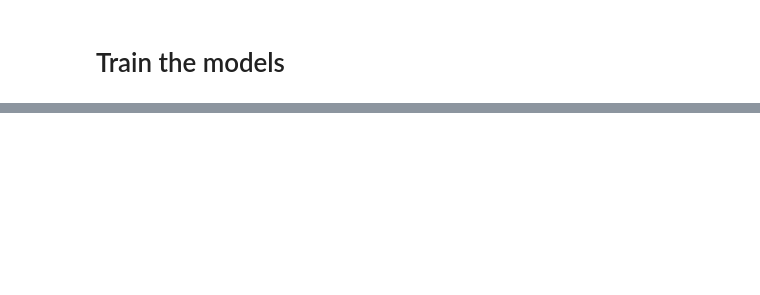
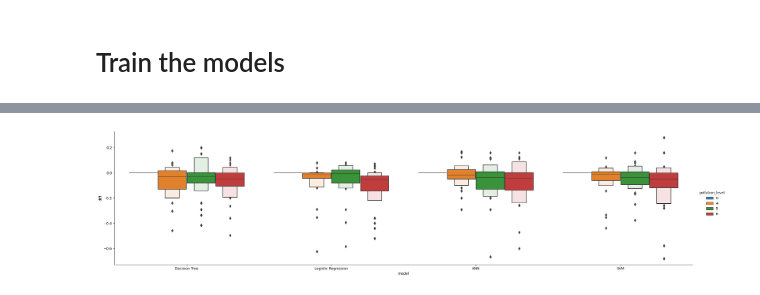
Before and after one commit to SimonMarinov/experiment-data-quality, a Jupyter notebook: evaliation.ipynb, the cells around one changed output, grey strips where cells are left out. Saved outputs shown, nothing was run; the diff lists cells and outputs as text; code cells hidden in the pictures; blank space fills up the shorter version.

```diff
--- a/evaliation.ipynb
+++ b/evaliation.ipynb
@@ -216,0 +222,9 @@ fig.show()
+# %%
+data =df[df[pol_col.difference(['accuracy'])].isnull().all(axis=1) | df[pol_col].isnull().all(axis=1)]
+data['diff'] = data.groupby(['dataset', 'model'])['f1_micro'].diff()
+# Assuming you have already imported your DataFrame df
+sns.catplot(data=data.fillna(0), x="model", y="diff", hue="pollution_level", kind="boxen", height=6, aspect=4)
+
+plt.show()
+# %% [output]
+[figure, added]
```
Also changed, not shown: parts of 14 cells of this notebook, 1 other file.
